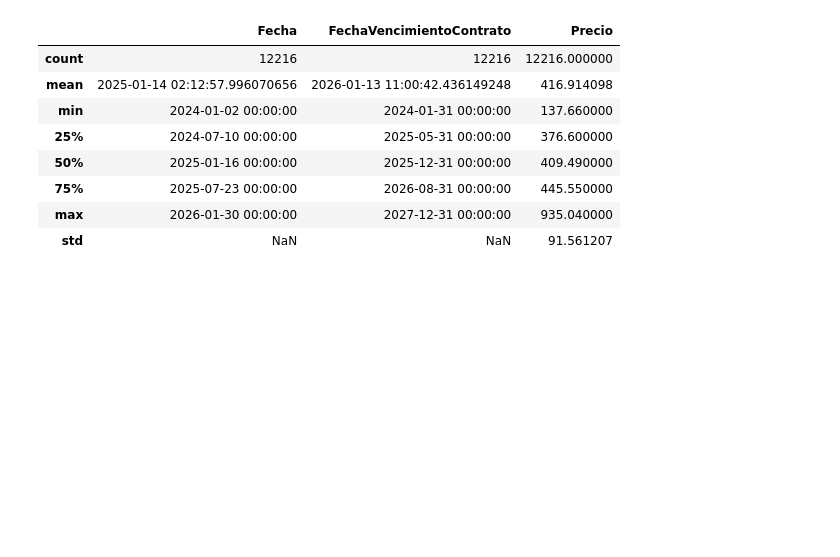
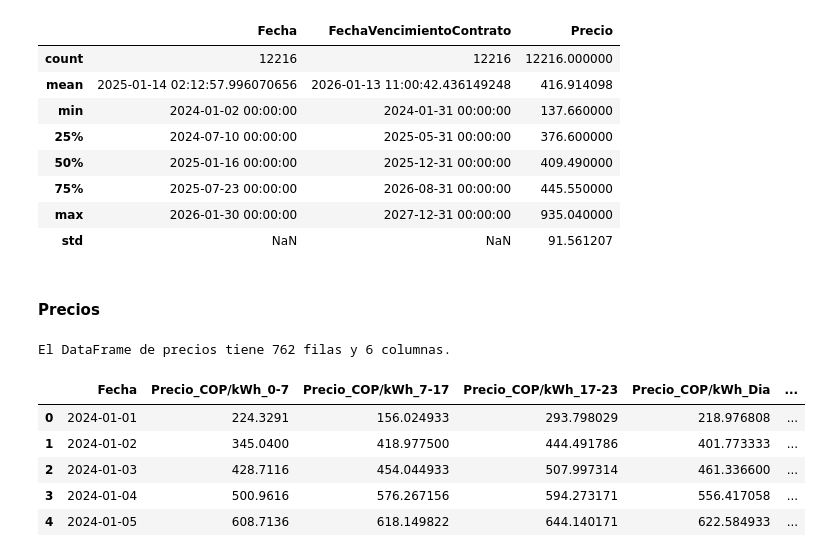
Before and after one commit to shaka03/bot_futuros, a Jupyter notebook: notebooks/EDA/Analisis_Exploratorio.ipynb, the cells around one changed output. Drawn from its saved outputs; the diff is of its cells as text; code cells hidden in the pictures; blank space fills up the shorter version.

```diff
--- a/notebooks/EDA/Analisis_Exploratorio.ipynb
+++ b/notebooks/EDA/Analisis_Exploratorio.ipynb
@@ -137,3 +184,29 @@ Estadísticas para contratos de tipo: NTB
 | 75% | 2025-07-23 00:00:00 | 2026-08-31 00:00:00 | 445.550000 |
 | max | 2026-01-30 00:00:00 | 2027-12-31 00:00:00 | 935.040000 |
 | std | NaN | NaN | 91.561207 |
+# %% [markdown]
+#### **Precios**
+# %%
+# Carga de datos de precios
+df_precios = pd.read_csv(SILVER_DATA_PATH + dict_files["precios"], parse_dates=["Fecha"])
+df_precios_pond = pd.read_csv(SILVER_DATA_PATH + dict_files["precios_ponderados"], parse_dates=["Fecha"])
+
+df_precios = pd.merge(df_precios, df_precios_pond, on="Fecha")
+
+# Filtrar por rango de fechas
+mask = (df_precios["Fecha"] >= start_date) & (df_precios["Fecha"] <= end_date)
+df_precios = df_precios.loc[mask]
+
+# Forma del DataFrame
+print(f"El DataFrame de precios tiene {df_precios.shape[0]} filas y {df_precios.shape[1]} columnas.")
+
+# Revisar las primeras filas del DataFrame
+display(df_precios.head())
+# %% [output]
+El DataFrame de precios tiene 762 filas y 6 columnas.
+|  | Fecha | Precio_COP/kWh_0-7 | Precio_COP/kWh_7-17 | Precio_COP/kWh_17-23 | Precio_COP/kWh_Dia | ... |
+| 0 | 2024-01-01 | 224.3291 | 156.024933 | 293.798029 | 218.976808 | ... |
+| 1 | 2024-01-02 | 345.0400 | 418.977500 | 444.491786 | 401.773333 | ... |
+| 2 | 2024-01-03 | 428.7116 | 454.044933 | 507.997314 | 461.336600 | ... |
+| 3 | 2024-01-04 | 500.9616 | 576.267156 | 594.273171 | 556.417058 | ... |
+| 4 | 2024-01-05 | 608.7136 | 618.149822 | 644.140171 | 622.584933 | ... |
```
Also changed, not shown: parts of 19 cells of this notebook, 3 other files.
